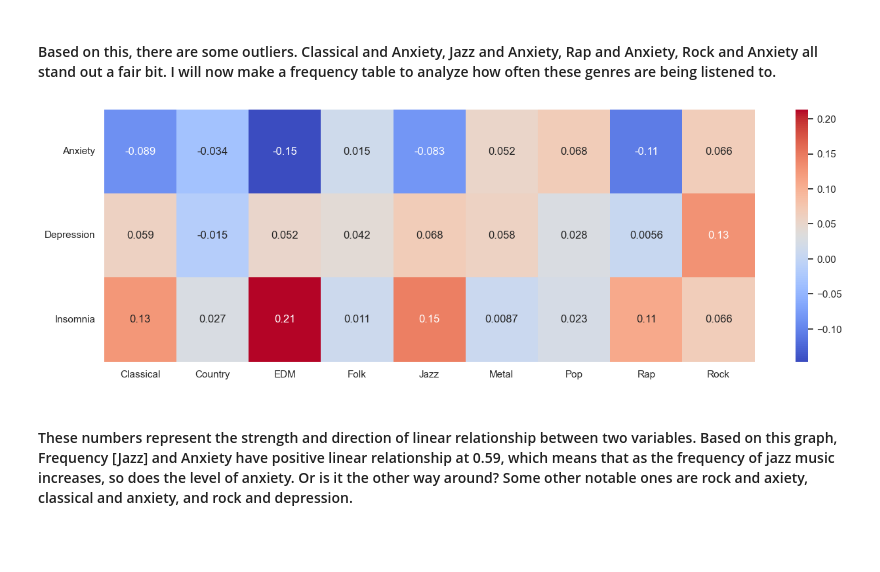
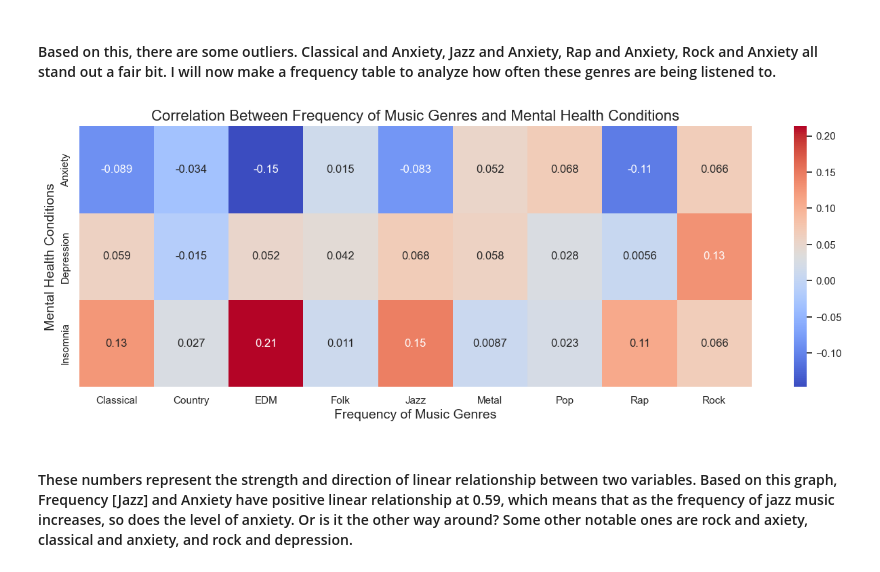
Before and after one commit to ubco-W2022T2-data301/project-group-group12, a Jupyter notebook: analysis/analysis2Haider.ipynb, the cells around one changed output. Cells and saved outputs as stored; diff of their text form; code cells hidden in the pictures; blank space fills up the shorter version.

```diff
--- a/analysis/analysis2Haider.ipynb
+++ b/analysis/analysis2Haider.ipynb
@@ -973,16 +977,19 @@ sns.pairplot(merged_mc,
 # %%
 cols = ['Frequency_[Classical]_num', 'Frequency_[Country]_num', 'Frequency_[EDM]_num','Frequency_[Folk]_num','Frequency_[Jazz]_num','Frequency_[Metal]_num','Frequency_[Pop]_num','Frequency_[Rap]_num','Frequency_[Rock]_num', 'Anxiety', 'Depression', 'Insomnia']
 
 corr = merged_mc[cols].corr()
 
 fig, ax = plt.subplots(figsize=(16,5))
 heatmap = sns.heatmap(corr.loc[['Anxiety', 'Depression', 'Insomnia'], ['Frequency_[Classical]_num', 'Frequency_[Country]_num', 'Frequency_[EDM]_num','Frequency_[Folk]_num','Frequency_[Jazz]_num','Frequency_[Metal]_num','Frequency_[Pop]_num','Frequency_[Rap]_num','Frequency_[Rock]_num']], cmap='coolwarm', annot=True, ax=ax)
 heatmap.set_xticklabels(['Classical', 'Country', 'EDM', 'Folk', 'Jazz', 'Metal', 'Pop', 'Rap', 'Rock'], rotation=0)
-plt.xticks(rotation=0)
-plt.yticks(rotation=0)
+
+heatmap.set_xlabel('Frequency of Music Genres', fontsize=14)
+heatmap.set_ylabel('Mental Health Conditions', fontsize=14)
+heatmap.set_title('Correlation Between Frequency of Music Genres and Mental Health Conditions', fontsize=16)
+
 plt.show()
 # %% [output]
-[figure, old version]
+[figure, new version]
 # %% [markdown]
 #### These numbers represent the strength and direction of linear relationship between two variables. Based on this graph, Frequency [Jazz] and Anxiety have positive linear relationship at 0.59, which means that as the frequency of jazz music increases, so does the level of anxiety. Or is it the other way around? Some other notable ones are rock and axiety, classical and anxiety, and rock and depression.
 # %% [markdown]
```
Also changed, not shown: parts of 1 cell of this notebook, 5 other files.
